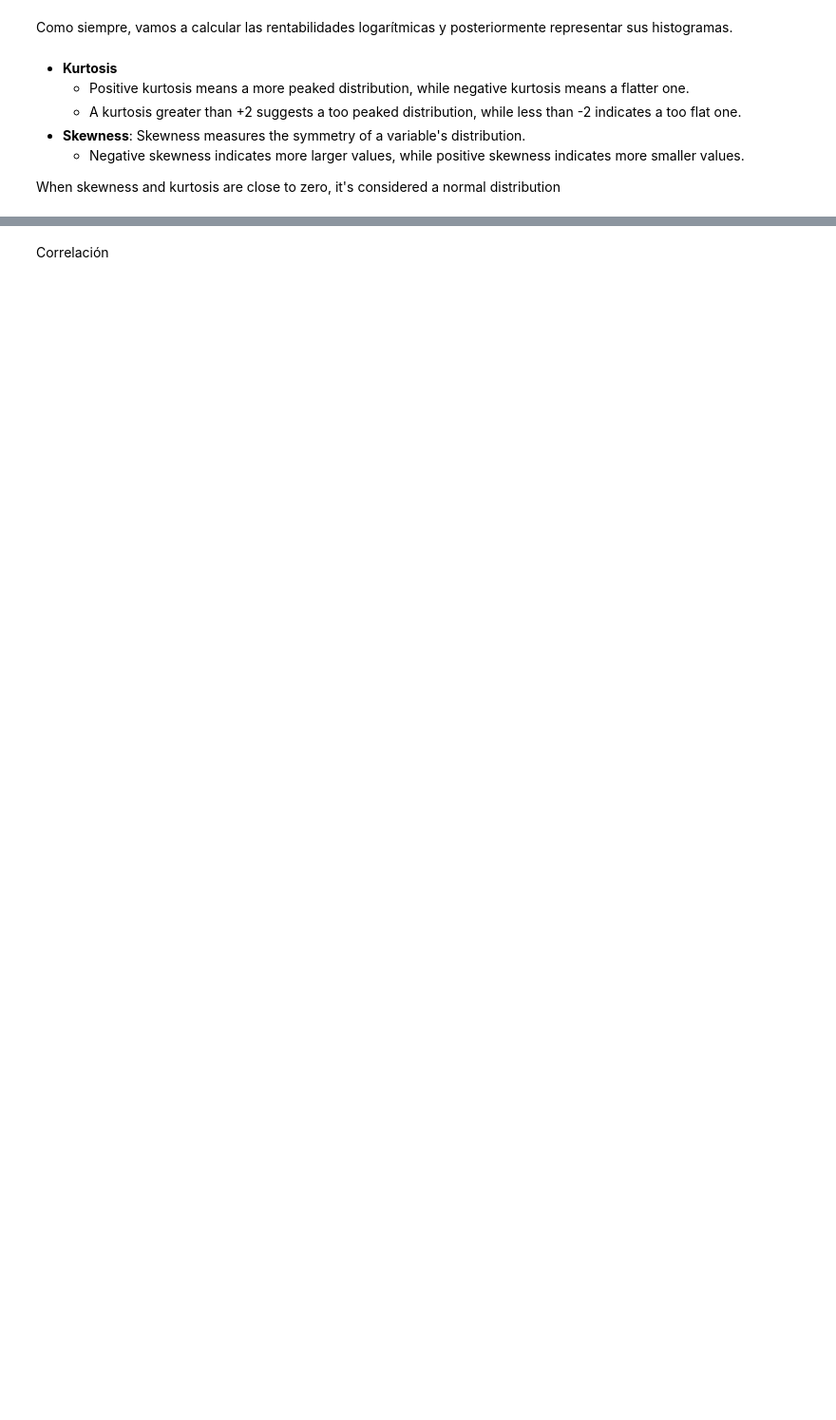
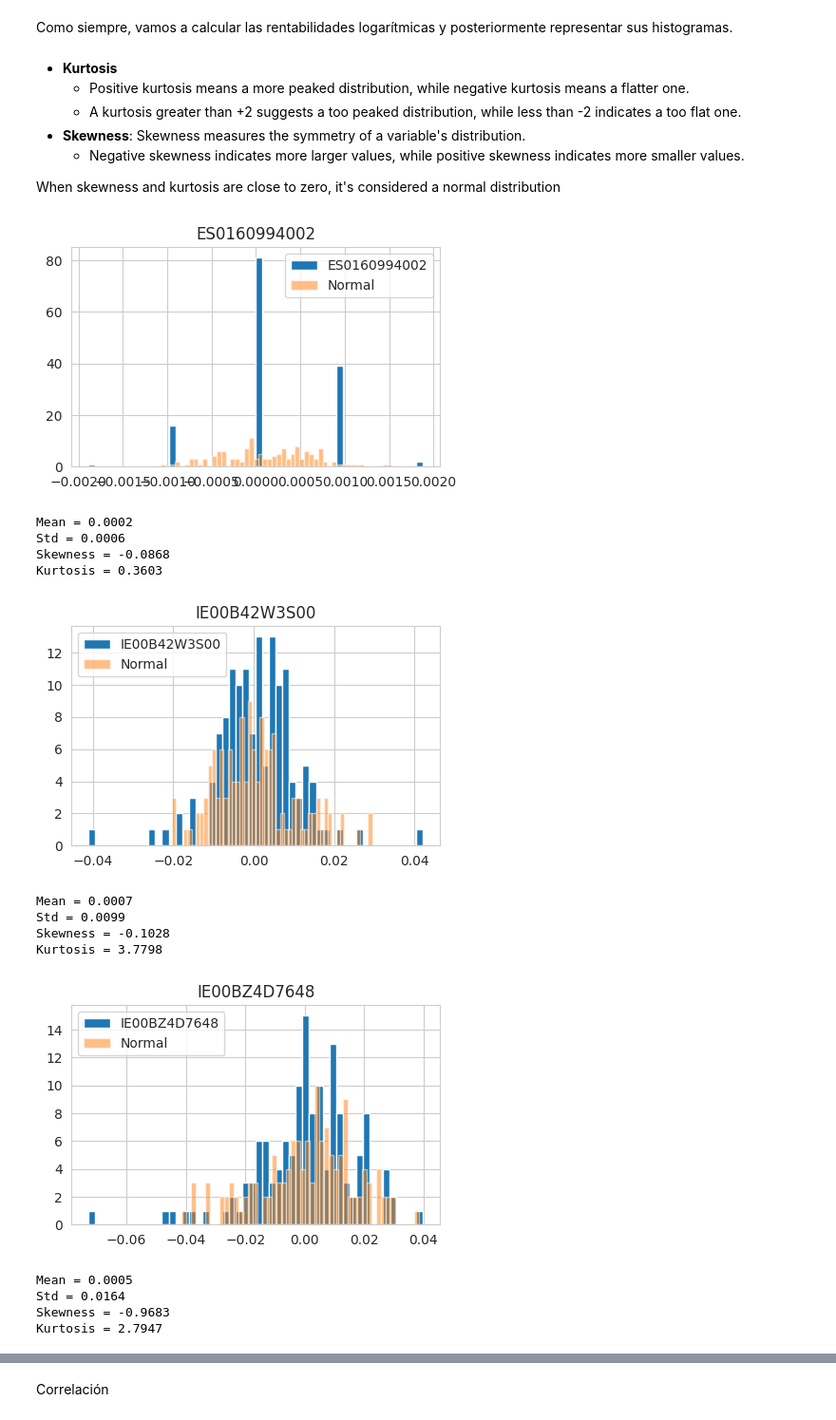
Before and after one commit to alfonso-santos/microcredencial-carteras-python, a Jupyter notebook: Tema_2_Carteras_Intro/src/carteras-siete-activos-reales.ipynb, the cells around one changed output, grey strips where cells are left out. Shown at 95% size. Cells and saved outputs as stored; diff of their text form; code cells hidden in the pictures; blank space fills up the shorter version.

```diff
--- a/Tema_2_Carteras_Intro/src/carteras-siete-activos-reales.ipynb
+++ b/Tema_2_Carteras_Intro/src/carteras-siete-activos-reales.ipynb
@@ -96,23 +116,39 @@ Como siempre, vamos a calcular las rentabilidades logarítmicas y posteriormente
 
 When skewness and kurtosis are close to zero, it's considered a normal distribution
 # %%
-rng = # TODO
+rng = np.random.default_rng(42)# TODO
 
 for activo in activos:
     # Retornos del activo.
-    rets = # TODO
+    rets = np.log(data[activo]).diff().dropna()# TODO
     # Distribución normal con la misma media y desviación estándar que el activo.
-    data_normal = rng.normal(size=# TODO, loc=# TODO, scale=# TODO)
+    data_normal = rng.normal(size= len(rets), loc = rets.mean(), scale = rets.std()) # size = largo de la data ( largo de activo) , loc = media de la distribucion, sclae = desviacion de la distribucion
     df = pd.DataFrame({activo: rets.values, "Normal": data_normal})
     # Figura comparativa.
     plt.figure(figsize=(5, 3))
     plt.hist(df[activo], bins=50, alpha=1.0, label=activo)
     plt.hist(df["Normal"], bins=50, alpha=0.5, label="Normal")
     plt.legend()
     plt.title(activo)
     plt.show()
     # Estadísticos.
-    print(f"Mean = {# TODO:.4f}")
-    print(f"Std = {# TODO:.4f}")
-    print(f"Skewness = {# TODO:.4f}")
-    print(f"Kurtosis = {# TODO:.4f}")
+    print(f"Mean = {rets.mean():.4f}")
+    print(f"Std = {rets.std():.4f}")
+    print(f"Skewness = {rets.skew():.4f}")
+    print(f"Kurtosis = {rets.kurtosis():.4f}")
+# %% [output]
+[figure, added]
+Mean = 0.0002
+Std = 0.0006
+Skewness = -0.0868
+Kurtosis = 0.3603
+[figure, added]
+Mean = 0.0007
+Std = 0.0099
+Skewness = -0.1028
+Kurtosis = 3.7798
+[figure, added]
+Mean = 0.0005
+Std = 0.0164
+Skewness = -0.9683
+Kurtosis = 2.7947
```
Also changed, not shown: parts of 15 cells of this notebook.
